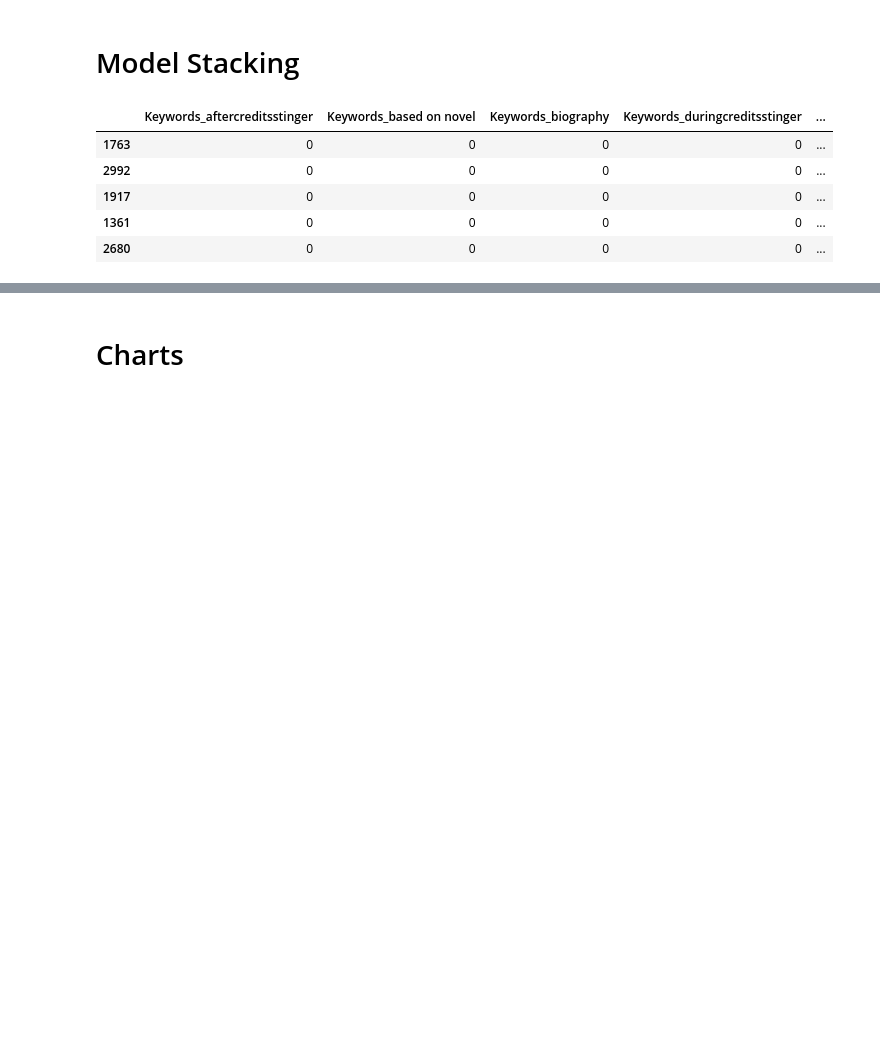
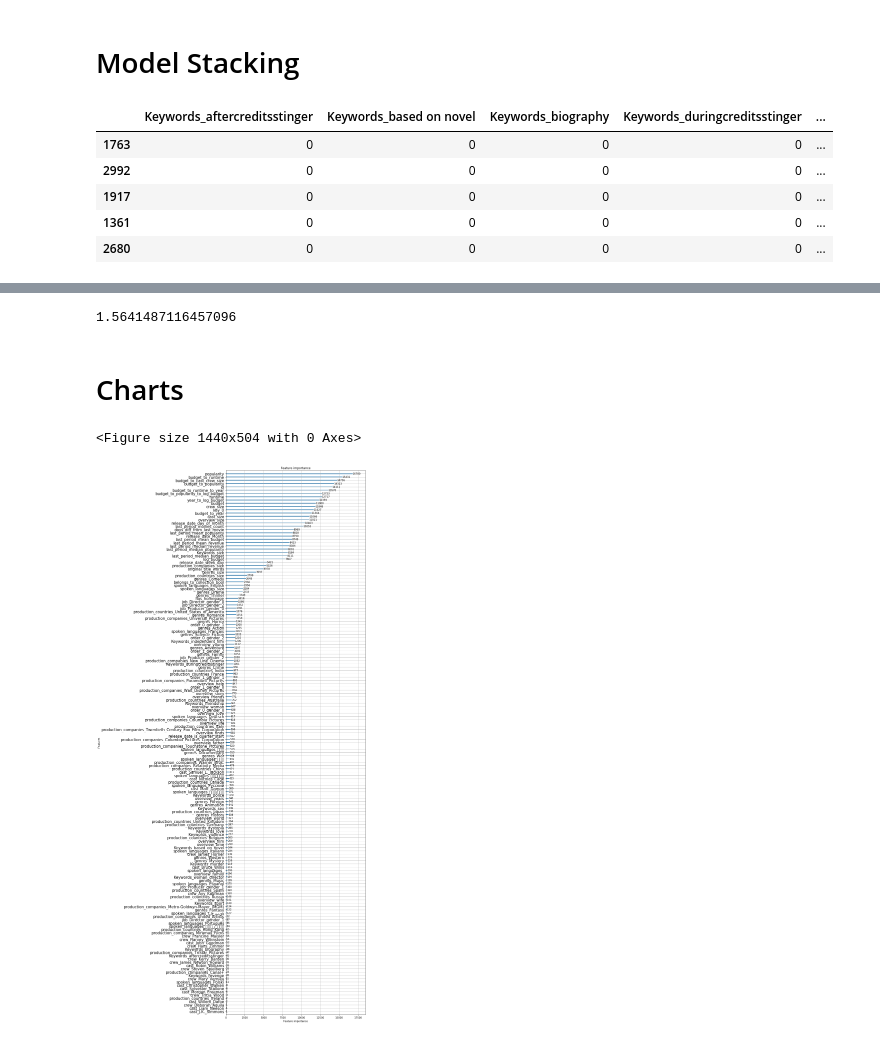
Before and after one commit to Idan707/Kaggle_TMDB_Box_Office_Prediction, a Jupyter notebook: Kaggle_TMDB_Box_Office_Prediction_PrepForSub_tofix.ipynb, the cells around one changed output, grey strips where cells are left out. Drawn from its saved outputs; the diff is of its cells as text; code cells hidden in the pictures; blank space fills up the shorter version.

```diff
--- a/Kaggle_TMDB_Box_Office_Prediction_PrepForSub_tofix.ipynb
+++ b/Kaggle_TMDB_Box_Office_Prediction_PrepForSub_tofix.ipynb
@@ -545,8 +548,8 @@ class KFoldValidation():
 lgbmodel = lgb.LGBMRegressor(n_estimators=20000,
                              objective='regression',
                              metric='rmse',
-                             max_depth = 25,
-                             num_leaves=10,
+                             max_depth = 15,
+                             num_leaves=30,
                              min_child_samples=100,
                              learning_rate=0.001,
                              boosting = 'gbdt',
@@ -572,7 +575,7 @@ xgbmodel = xgb.XGBRegressor(max_depth=10,
                             colsample_bytree=0.8,
                             colsample_bylevel=0.50)
 
-catmodel = cat.CatBoostRegressor(iterations=20000,
+catmodel = cat.CatBoostRegressor(iterations=5000,
                                  learning_rate=0.01,
                                  depth=6,
                                  loss_function = "RMSE",
@@ -936,3 +906,8 @@ test.head(12)
+# %%
+np.sqrt(mean_squared_error((np.log1p(train["revenue"].values)), #np.log1p
+                                     (np.log1p(train["PredictedLlinRevenue"].values)))) #np.log1p
+# %% [output]
+1.5641487116457096
 # %%
 submission = test[['id','PredictedLogRevenue']]
 submission.to_csv('sub.csv')
@@ -941,10 +916,13 @@ submission.to_csv('sub.csv')
 # %%
 import matplotlib.pyplot as plt
 import warnings
 warnings.filterwarnings('ignore')
 %matplotlib inline
 
 plt.figure(figsize=(20,7))
 lgb.plot_importance(lgbmodel,figsize=(10,40))
-plt.yticks(fontsize=20)
+plt.yticks(fontsize=15)
 plt.show()
+# %% [output]
+<Figure size 1440x504 with 0 Axes>
+[figure, added]
```
Also changed, not shown: parts of 11 cells of this notebook.
